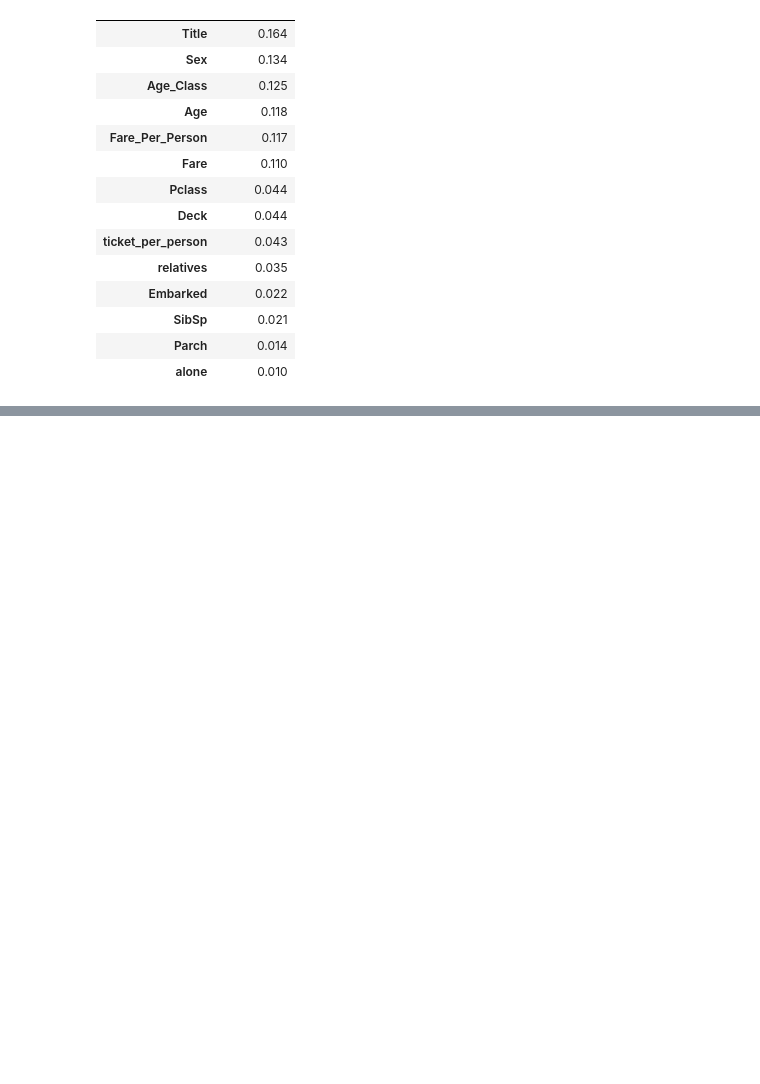
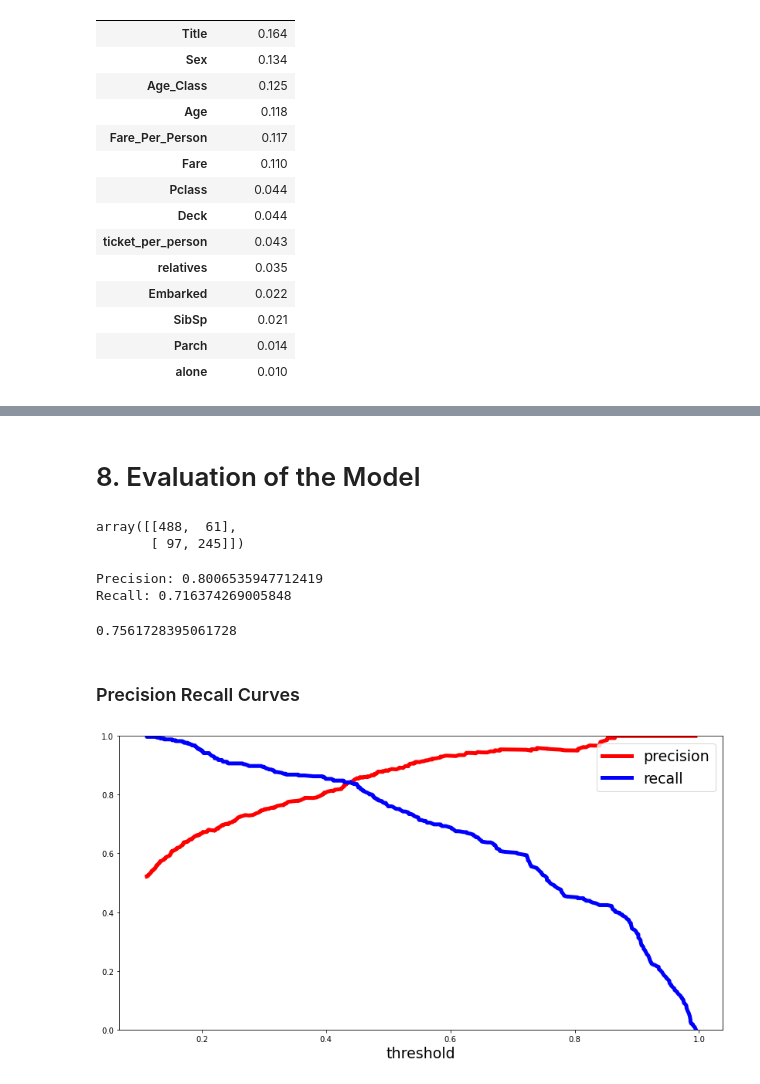
Before and after one commit to vitoramr/Kaggle-Titanic-Classify, a Jupyter notebook: Titanic4.ipynb, the cells around one changed output, grey strips where cells are left out. Drawn from its saved outputs; the diff is of its cells as text; code cells hidden in the pictures; blank space fills up the shorter version.

```diff
--- a/Titanic4.ipynb
+++ b/Titanic4.ipynb
@@ -719,0 +731,5 @@ importances.head(15)
+# %%
+# Training the Random Forest Again
+X_train = train_df.drop("Survived", axis=1)
+Y_train = train_df["Survived"]
+X_test  = test_df.drop("PassengerId", axis=1).copy()
@@ -719,0 +840,21 @@ importances.head(15)
+# %%
+criterion = 'gini'
+min_samples_leaf = 1
+min_samples_split = 25
+n_estimators = 74
+
+rf3 = RandomForestClassifier(criterion = criterion,
+                                       min_samples_leaf = min_samples_leaf,
+                                       min_samples_split = min_samples_split,
+                                       n_estimators=n_estimators,
+                                       oob_score = True,
+                                       max_features='auto',
+                                       random_state=0,
+                                       n_jobs=-1)
+rf3.fit(X_train, Y_train)
+Y_prediction = rf3.predict(X_test)
+
+acc_random_forest = round(rf3.score(X_train, Y_train) * 100, 3)
+
+print("Training score: ", acc_random_forest, "%")
+print("oob score: ", rf3.oob_score_*100, "%")
@@ -719,0 +883,46 @@ importances.head(15)
+# %% [markdown]
+# 8. Evaluation of the Model
+# %%
+from sklearn.model_selection import cross_val_predict
+from sklearn.metrics import confusion_matrix
+predictions = cross_val_predict(rf3, X_train, Y_train, cv=3)
+confusion_matrix(Y_train, predictions)
+# %% [output]
+array([[488,  61],
+       [ 97, 245]])
+# %%
+from sklearn.metrics import precision_score, recall_score
+
+print("Precision:", precision_score(Y_train, predictions))
+print("Recall:",recall_score(Y_train, predictions))
+# %% [output]
+Precision: 0.8006535947712419
+Recall: 0.716374269005848
+# %%
+from sklearn.metrics import f1_score
+f1_score(Y_train, predictions)
+# %% [output]
+0.7561728395061728
+# %% [markdown]
+### Precision Recall Curves
+# %%
+# Plotting the Precision-Recall Curve
+from sklearn.metrics import precision_recall_curve
+
+# getting the probabilities of our predictions
+y_scores = rf3.predict_proba(X_train)
+y_scores = y_scores[:,1]
+
+precision, recall, threshold = precision_recall_curve(Y_train, y_scores)
+def plot_precision_and_recall(precision, recall, threshold):
+    plt.plot(threshold, precision[:-1], "r-", label="precision", linewidth=5)
+    plt.plot(threshold, recall[:-1], "b", label="recall", linewidth=5)
+    plt.xlabel("threshold", fontsize=19)
+    plt.legend(loc="upper right", fontsize=19)
+    plt.ylim([0, 1])
+
+plt.figure(figsize=(14, 7))
+plot_precision_and_recall(precision, recall, threshold)
+plt.show()
+# %% [output]
+[figure, added]
```
Also changed, not shown: parts of 16 cells of this notebook.
